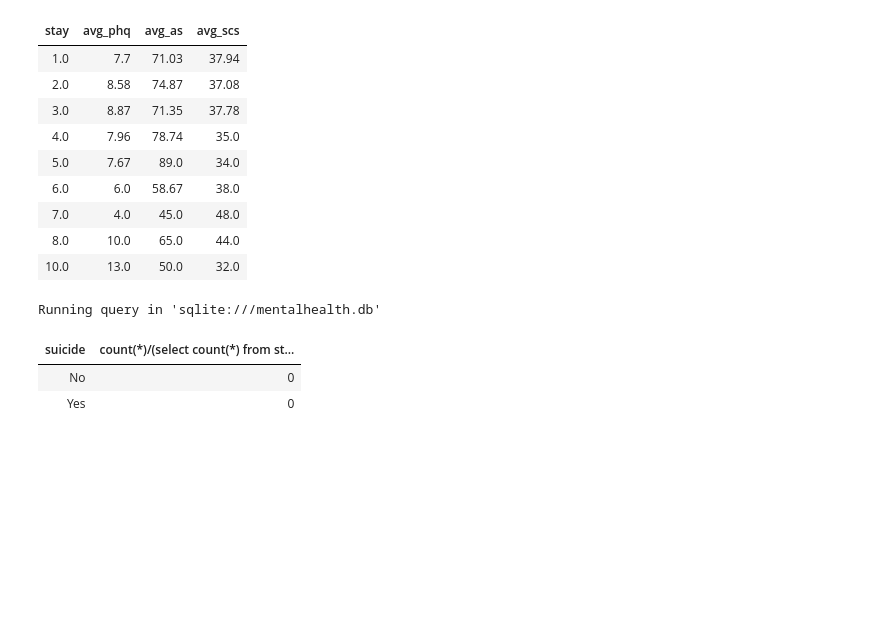
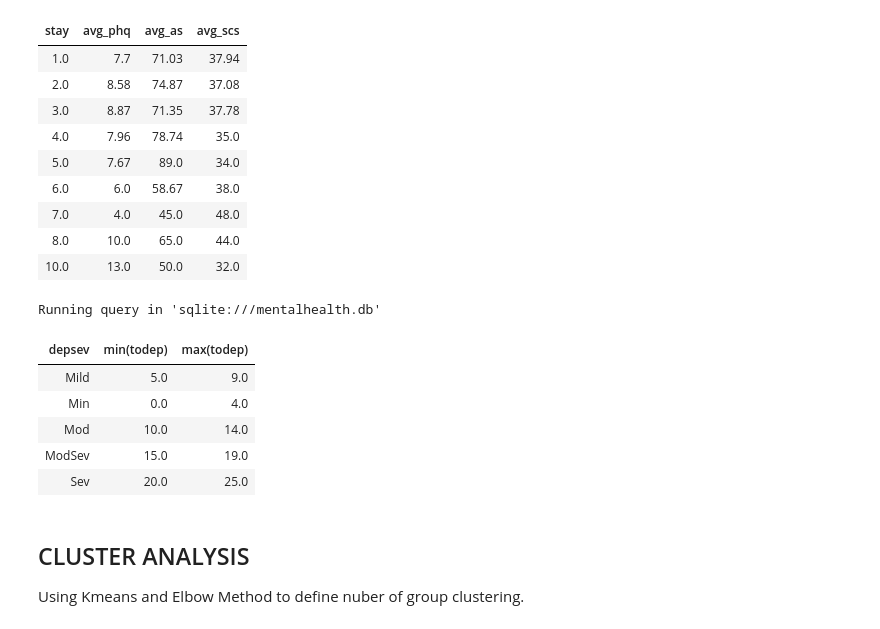
Before and after one commit to susie712dataprj/student_mentalhealth_analysis, a Jupyter notebook: mentalhealth.ipynb, the cells around one changed output. Cells and saved outputs as stored; diff of their text form; code cells hidden in the pictures; blank space fills up the shorter version.

```diff
--- a/mentalhealth.ipynb
+++ b/mentalhealth.ipynb
@@ -309,16 +342,23 @@ Running query in 'sqlite:///mentalhealth.db'
 | 7.0 | 4.0 | 45.0 | 48.0 |
 | 8.0 | 10.0 | 65.0 | 44.0 |
 | 10.0 | 13.0 | 50.0 | 32.0 |
-# %%
-%%sql
--- percentage of suicide (mệt quá làm sau)
-select
-    suicide,
-    count(*)/(select count(*) from students)*1
-from students
-group by suicide
-# %% [output]
-Running query in 'sqlite:///mentalhealth.db'
-| suicide | count(*)/(select count(*) from st... |
-| No | 0 |
-| Yes | 0 |
+# %%
+%%sql
+select
+    depsev,
+    min(todep),
+    max(todep)
+from students
+where depsev IN ('Mild','Min','Mod','ModSev','Sev')
+group by depsev
+# %% [output]
+Running query in 'sqlite:///mentalhealth.db'
+| depsev | min(todep) | max(todep) |
+| Mild | 5.0 | 9.0 |
+| Min | 0.0 | 4.0 |
+| Mod | 10.0 | 14.0 |
+| ModSev | 15.0 | 19.0 |
+| Sev | 20.0 | 25.0 |
+# %% [markdown]
+## CLUSTER ANALYSIS
+Using Kmeans and Elbow Method to define nuber of group clustering.
```
Also changed, not shown: parts of 21 cells of this notebook.
